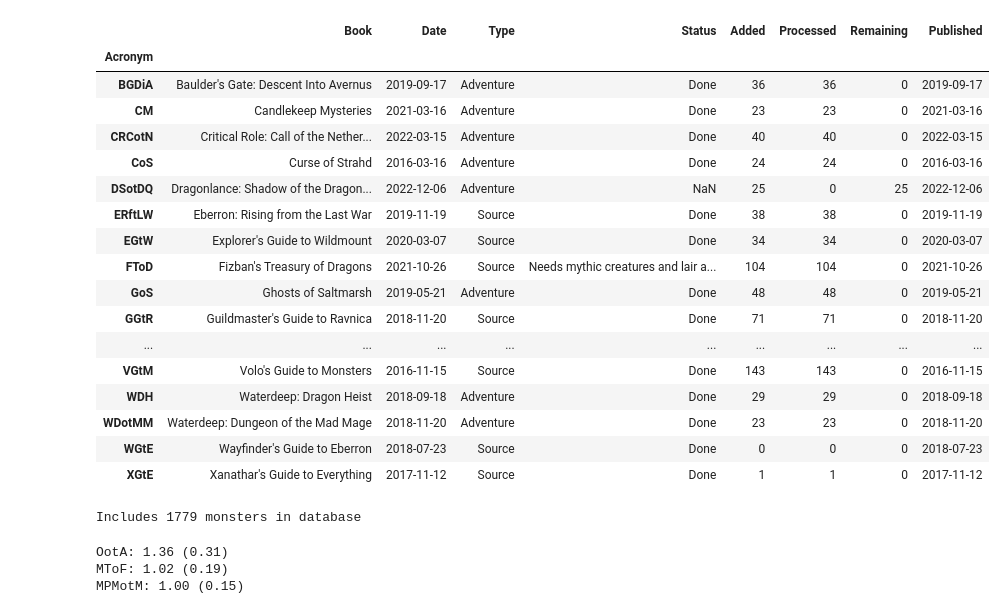
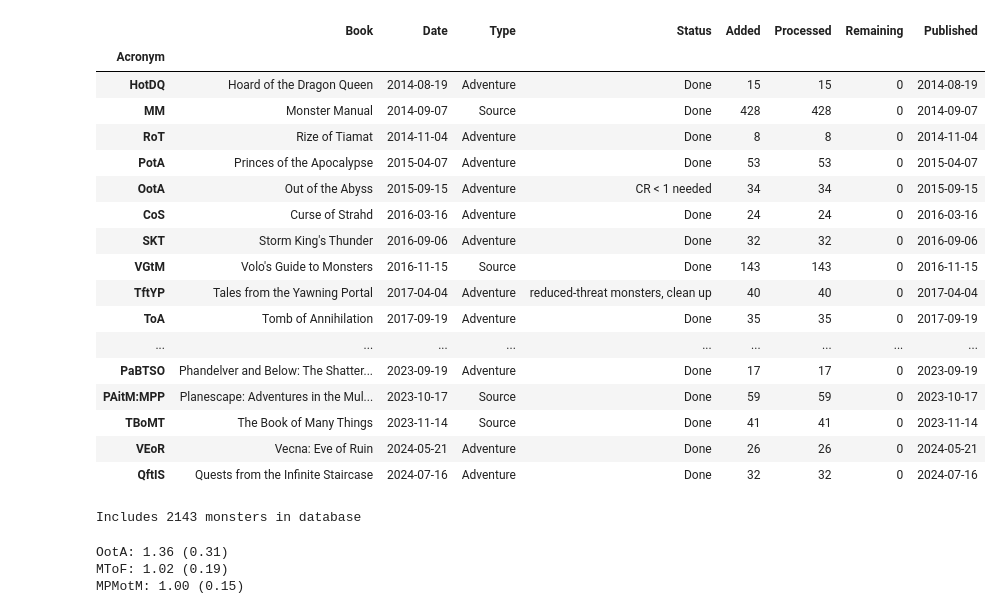
Before and after one commit to tomedunn/the-finished-book, a Jupyter notebook: _monsters/early-legendary-monsters/early-legendary-monsters-analysis.ipynb, the cells around one changed output. Saved outputs shown, nothing was run; the diff lists cells and outputs as text; code cells hidden in the pictures.

Commit message:
Updates monster post
Updates several plots in early-legendary-monsters.md with the latest dataset update.

```diff
--- a/_monsters/early-legendary-monsters/early-legendary-monsters-analysis.ipynb
+++ b/_monsters/early-legendary-monsters/early-legendary-monsters-analysis.ipynb
@@ -17,32 +17,32 @@ SAVETABS = False
 # %%
 # construct book dataframe
 dfB = pd.read_csv('../../assets/data/books.csv')
 dfB = dfB.astype({
     'Book': 'category',
     'Acronym': 'category',
-    'Date': 'datetime64',
+    'Date': 'datetime64[s]',
     'Type': 'category'})
 dfB.set_index('Acronym', inplace=True)
 dfB
 # %% [output]
 |  | Book | Date | Type | Status | Added | Processed | Remaining | Published |
 | Acronym |  |  |  |  |  |  |  |  |
-| BGDiA | Baulder's Gate: Descent Into Avernus | 2019-09-17 | Adventure | Done | 36 | 36 | 0 | 2019-09-17 |
-| CM | Candlekeep Mysteries | 2021-03-16 | Adventure | Done | 23 | 23 | 0 | 2021-03-16 |
-| CRCotN | Critical Role: Call of the Nether... | 2022-03-15 | Adventure | Done | 40 | 40 | 0 | 2022-03-15 |
+| HotDQ | Hoard of the Dragon Queen | 2014-08-19 | Adventure | Done | 15 | 15 | 0 | 2014-08-19 |
+| MM | Monster Manual | 2014-09-07 | Source | Done | 428 | 428 | 0 | 2014-09-07 |
+| RoT | Rize of Tiamat | 2014-11-04 | Adventure | Done | 8 | 8 | 0 | 2014-11-04 |
+| PotA | Princes of the Apocalypse | 2015-04-07 | Adventure | Done | 53 | 53 | 0 | 2015-04-07 |
+| OotA | Out of the Abyss | 2015-09-15 | Adventure | CR < 1 needed | 34 | 34 | 0 | 2015-09-15 |
 | CoS | Curse of Strahd | 2016-03-16 | Adventure | Done | 24 | 24 | 0 | 2016-03-16 |
-| DSotDQ | Dragonlance: Shadow of the Dragon... | 2022-12-06 | Adventure | NaN | 25 | 0 | 25 | 2022-12-06 |
-| ERftLW | Eberron: Rising from the Last War | 2019-11-19 | Source | Done | 38 | 38 | 0 | 2019-11-19 |
-| EGtW | Explorer's Guide to Wildmount | 2020-03-07 | Source | Done | 34 | 34 | 0 | 2020-03-07 |
-| FToD | Fizban's Treasury of Dragons | 2021-10-26 | Source | Needs mythic creatures and lair a... | 104 | 104 | 0 | 2021-10-26 |
-| GoS | Ghosts of Saltmarsh | 2019-05-21 | Adventure | Done | 48 | 48 | 0 | 2019-05-21 |
-| GGtR | Guildmaster's Guide to Ravnica | 2018-11-20 | Source | Done | 71 | 71 | 0 | 2018-11-20 |
+| SKT | Storm King's Thunder | 2016-09-06 | Adventure | Done | 32 | 32 | 0 | 2016-09-06 |
+| VGtM | Volo's Guide to Monsters | 2016-11-15 | Source | Done | 143 | 143 | 0 | 2016-11-15 |
+| TftYP | Tales from the Yawning Portal | 2017-04-04 | Adventure | reduced-threat monsters, clean up | 40 | 40 | 0 | 2017-04-04 |
+| ToA | Tomb of Annihilation | 2017-09-19 | Adventure | Done | 35 | 35 | 0 | 2017-09-19 |
 | ... | ... | ... | ... | ... | ... | ... | ... | ... |
-| VGtM | Volo's Guide to Monsters | 2016-11-15 | Source | Done | 143 | 143 | 0 | 2016-11-15 |
-| WDH | Waterdeep: Dragon Heist | 2018-09-18 | Adventure | Done | 29 | 29 | 0 | 2018-09-18 |
-| WDotMM | Waterdeep: Dungeon of the Mad Mage | 2018-11-20 | Adventure | Done | 23 | 23 | 0 | 2018-11-20 |
-| WGtE | Wayfinder's Guide to Eberron | 2018-07-23 | Source | Done | 0 | 0 | 0 | 2018-07-23 |
-| XGtE | Xanathar's Guide to Everything | 2017-11-12 | Source | Done | 1 | 1 | 0 | 2017-11-12 |
+| PaBTSO | Phandelver and Below: The Shatter... | 2023-09-19 | Adventure | Done | 17 | 17 | 0 | 2023-09-19 |
+| PAitM:MPP | Planescape: Adventures in the Mul... | 2023-10-17 | Source | Done | 59 | 59 | 0 | 2023-10-17 |
+| TBoMT | The Book of Many Things | 2023-11-14 | Source | Done | 41 | 41 | 0 | 2023-11-14 |
+| VEoR | Vecna: Eve of Ruin | 2024-05-21 | Adventure | Done | 26 | 26 | 0 | 2024-05-21 |
+| QftIS | Quests from the Infinite Staircase | 2024-07-16 | Adventure | Done | 32 | 32 | 0 | 2024-07-16 |
 # %%
 #from scipy.interpolate import interp1d
 
@@ -83,7 +83,7 @@ df0['Book Type'] = df0.apply(lambda row: dfB.loc[row['Book'], 'Type'], axis=1)
 len(df0.index.tolist())
 print('Includes {} monsters in database'.format(len(df0.index.to_list())))
 # %% [output]
-Includes 1779 monsters in database
+Includes 2143 monsters in database
 # %%
 # plot eXP ratio vs time. Split data by book type.
 from datetime import date
```
Also changed, not shown: parts of 5 cells of this notebook, 10 other files.
